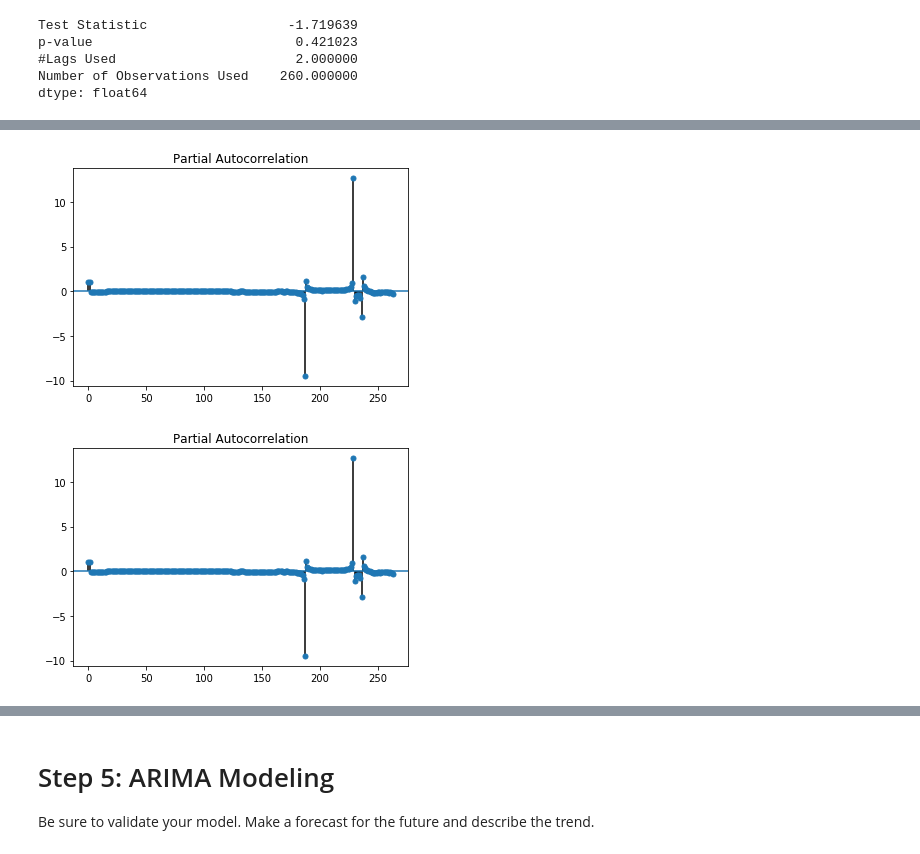
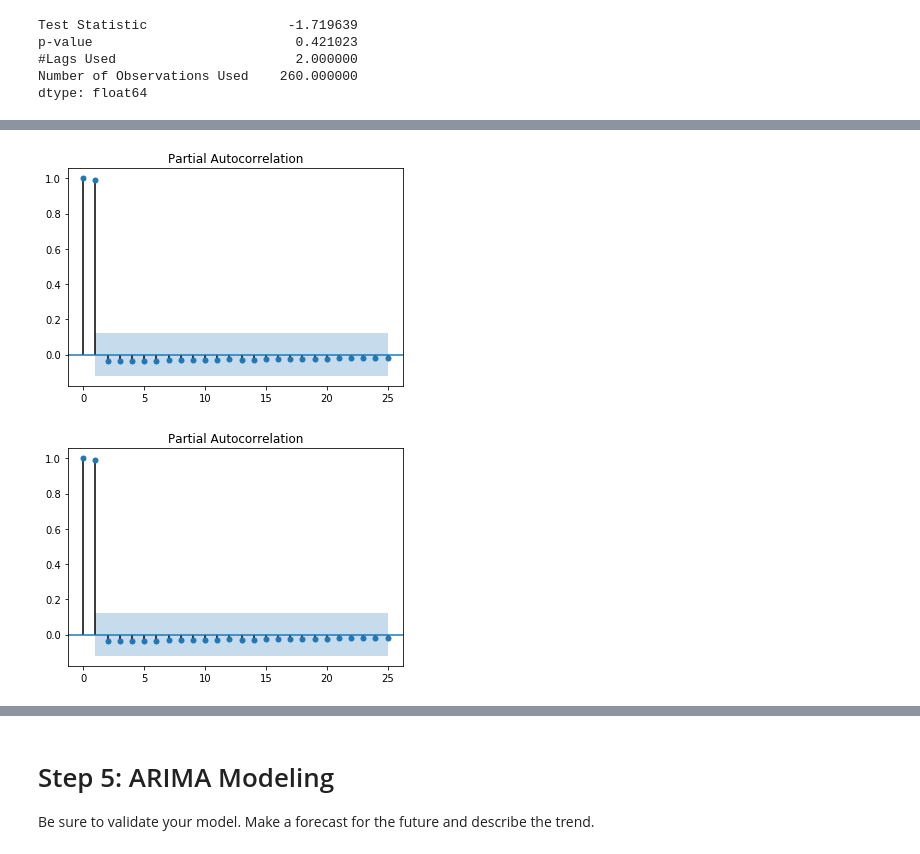
Before and after one commit to ndelrossi7/nyc-mhtn-ds-060319-lectures, a Jupyter notebook: Mod_4/Mod_4_Project/mod_4_starter_notebook-Copy1.ipynb, the cells around one changed output, grey strips where cells are left out. Cells and saved outputs as stored; diff of their text form; code cells hidden in the pictures.

```diff
--- a/Mod_4/Mod_4_Project/mod_4_starter_notebook-Copy1.ipynb
+++ b/Mod_4/Mod_4_Project/mod_4_starter_notebook-Copy1.ipynb
@@ -57,0 +64,3 @@ str
+# %%
+def get_datetimes(df):
+    return pd.to_datetime(df.columns, format='%Y-%m')
@@ -247,5 +249,5 @@ def pacf(df, alpha, lags):
 # %%
-pacf(long_df, 0.05, len(long_df))
+pacf(long_df, 0.05, 25)
 # %% [output]
-[figure, old version]
+[figure, new version]
-[figure, old version]
+[figure, new version]
```
Also changed, not shown: parts of 53 cells of this notebook, 3 other files.
